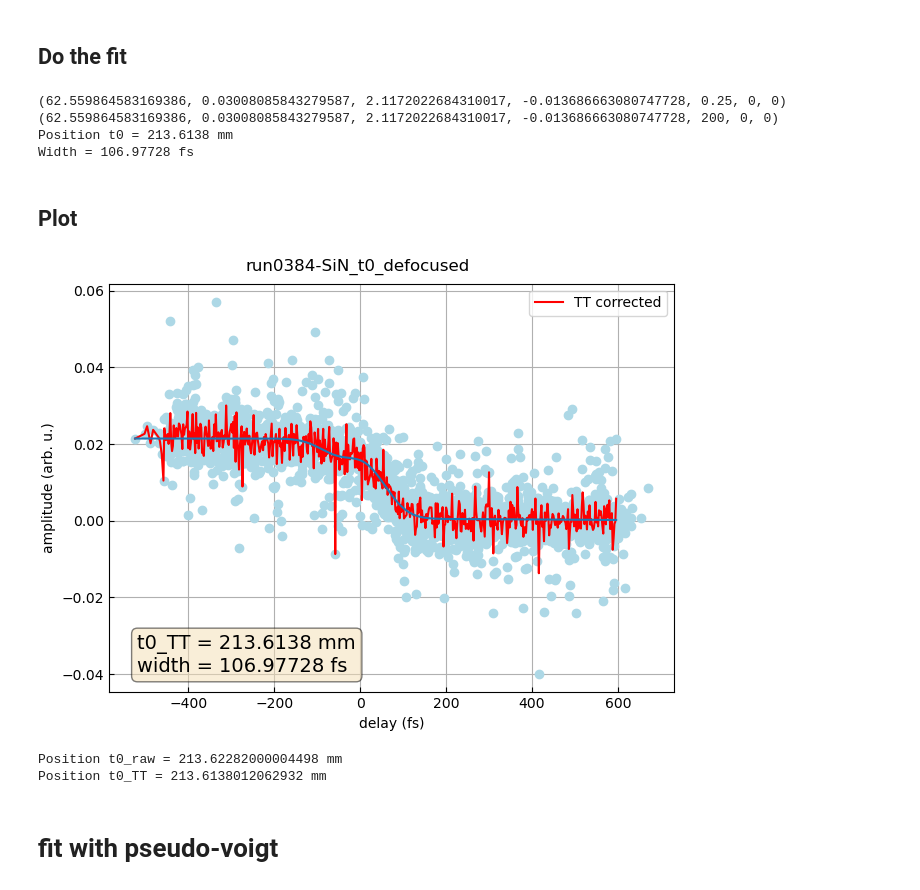
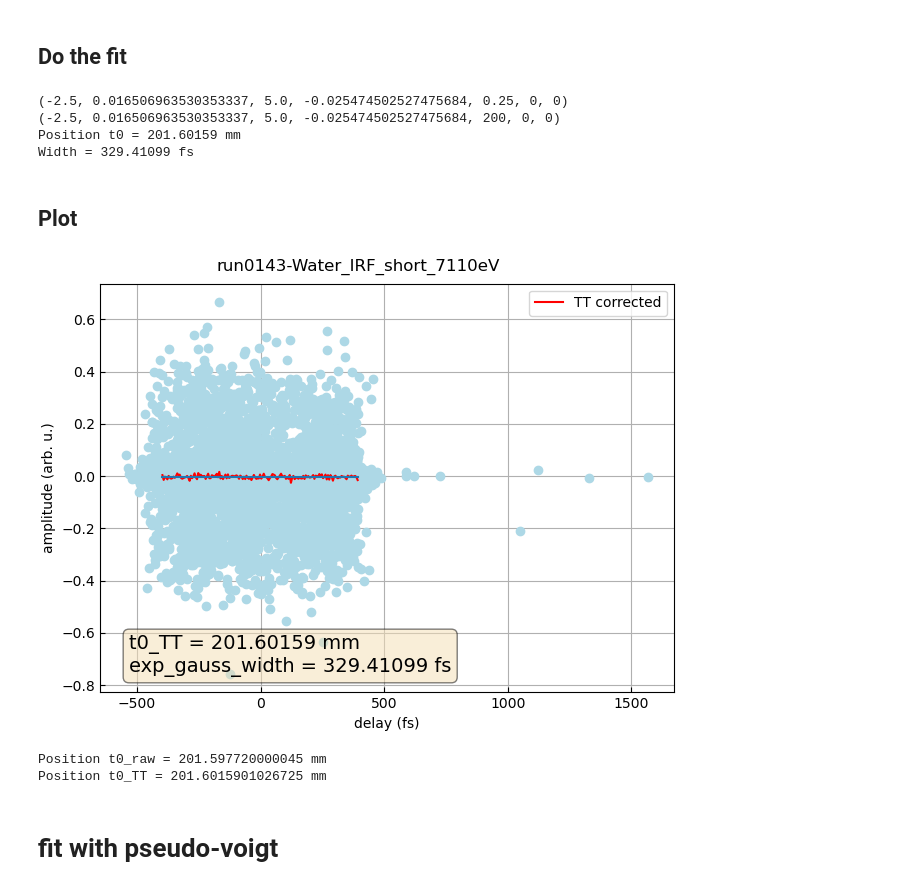
Before and after one commit to paulscherrerinstitute/alvra_beamline_scripts, a Jupyter notebook: YAG_scans_oneTT.ipynb, the cells around one changed output. Drawn from its saved outputs; the diff is of its cells as text; code cells hidden in the pictures.

```diff
--- a/YAG_scans_oneTT.ipynb
+++ b/YAG_scans_oneTT.ipynb
@@ -24,6 +24,6 @@ warnings.filterwarnings('ignore')
 # %%
-pgroup='p21010'
-runnumber = 384
+pgroup='p21533'
+runnumber = 143
 print ('run: {:04d}'.format(runnumber))
 
 #############################################################
@@ -44,7 +44,7 @@ channel_delay_motor = channel_delay_topas
 
 Timezero_mm = 190.045820 ## Put here the value from the fit without TT (from YAG_scans_noTT.ipynb)
 reducedir='../Claudio/Reduced_YAG_TT/'
-saveflag = False
+saveflag = True
 
 ########################################
 #YAG_scan_one_TT(json_file, TT, channel_delay_motor, timezero_mm, quantile, target, calibration, filterTime=2000, filterAmp=0):
@@ -114,14 +114,19 @@ plt.show()
 # %% [markdown]
 ## Re-bin the data with chosen binsize
 # %%
-binsize = 2 # in fs
+binsize = 5 # in fs
 
-################################################################################################3
+min_delay = -400
+max_delay = 400
+
+#####################################################################################################
 from scipy.stats import binned_statistic
 print (np.shape(Pump_probe_scan),np.shape(Delays_corr))
 
-binList = np.arange(Delay_fs[0] - 100, Delay_fs[-1] + 100, binsize)
-Delay_fs_TT = np.arange(Delay_fs[0] - 100 + binsize/2, Delay_fs[-1] + 100 - binsize/2, binsize)
+binList = np.arange(min_delay, max_delay, binsize)
+bin_centres = (binList[:-1] + binList[1:])/2
 
-pp_TT, binEdges, binNumber = binned_statistic(Delays_corr, Pump_probe_scan, statistic='mean', bins=binList)
+Delay_fs_TT = np.arange(min_delay + binsize/2, max_delay - binsize/2, binsize)
+
+pp_TT, binEdges, binNumber = binned_statistic(Delays_corr, Pump_probe_scan, statistic=np.nanmean, bins=binList)
 # %% [output]
@@ -162,43 +167,43 @@ print("Position t0 =",np.round(t0_mm,5),"mm")
 #print("Position t0 =",np.round(t0_fs,5),"fs")
 print("Width =",np.abs(np.round(width_fs,5)),"fs")
 # %% [output]
-(62.559864583169386, 0.03008085843279587, 2.1172022684310017, -0.013686663080747728, 0.25, 0, 0)
-(62.559864583169386, 0.03008085843279587, 2.1172022684310017, -0.013686663080747728, 200, 0, 0)
-Position t0 = 213.6138 mm
-Width = 106.97728 fs
+(-2.5, 0.016506963530353337, 5.0, -0.025474502527475684, 0.25, 0, 0)
+(-2.5, 0.016506963530353337, 5.0, -0.025474502527475684, 200, 0, 0)
+Position t0 = 201.60159 mm
+Width = 329.41099 fs
 # %% [markdown]
 ## Plot
 # %%
 fig, ax = plt.subplots(constrained_layout=True)
 #plt.figure(constrained_layout=True)
 plt.suptitle(jsonfile.split('/')[-3] )#+ " mono")
 
 plt.tick_params(direction='in')
 
-plt.plot(Delays_corr, Pump_probe_scan, 'o', color='lightblue')
+plt.plot(Delays_corr, Pump_probe_scan, 'o', color='lightblue')#, markersize=0.5)
 # plt.plot(Delay_fs, pp_uncorrected, marker='.',label = 'raw scan, t0 = {} mm'.format(timezero_mm))
 plt.plot(Delay_fs_TT, pp_TT, color='red', label = 'TT corrected')
 plt.plot(Delay_fs_TT, pp_fit)
 
 boxstyle = dict(boxstyle='round', facecolor='wheat', alpha=0.5)
 boxtext = '\n'.join((#r'Delta_t0 = {} fs'.format(np.round(t0_fs, 5)),
                      r't0_TT = {} mm'.format(np.round(Timezero_mm + fs2mm(t0_fs,0),5)),
-            r'width = {} fs'.format(np.abs(np.round(width_fs, decimals = 5)))))
+            r'exp_gauss_width = {} fs'.format(np.abs(np.round(width_fs, decimals = 5)))))
 plt.text(0.05, 0.05, boxtext, transform=ax.transAxes, bbox=boxstyle, fontsize=14)
 
 plt.xlabel('delay (fs)')
 plt.ylabel('amplitude (arb. u.)')
 plt.legend (loc = 'upper right')
-#plt.ylim(-0.3, 0.3)
+#plt.ylim(-0.05, 0.2)
 plt.grid()
 plt.show()
 
 print("Position t0_raw = {} mm".format(Timezero_mm ))
 print("Position t0_TT = {} mm".format(Timezero_mm + fs2mm(t0_fs,0)))
 # %% [output]
-[figure, old version]
+[figure, new version]
-Position t0_raw = 213.62282000004498 mm
-Position t0_TT = 213.6138012062932 mm
+Position t0_raw = 201.597720000045 mm
+Position t0_TT = 201.6015901026725 mm
 # %% [markdown]
 # fit with pseudo-voigt
 # %%
```
Also changed, not shown: parts of 24 cells of this notebook, 8 other files.
